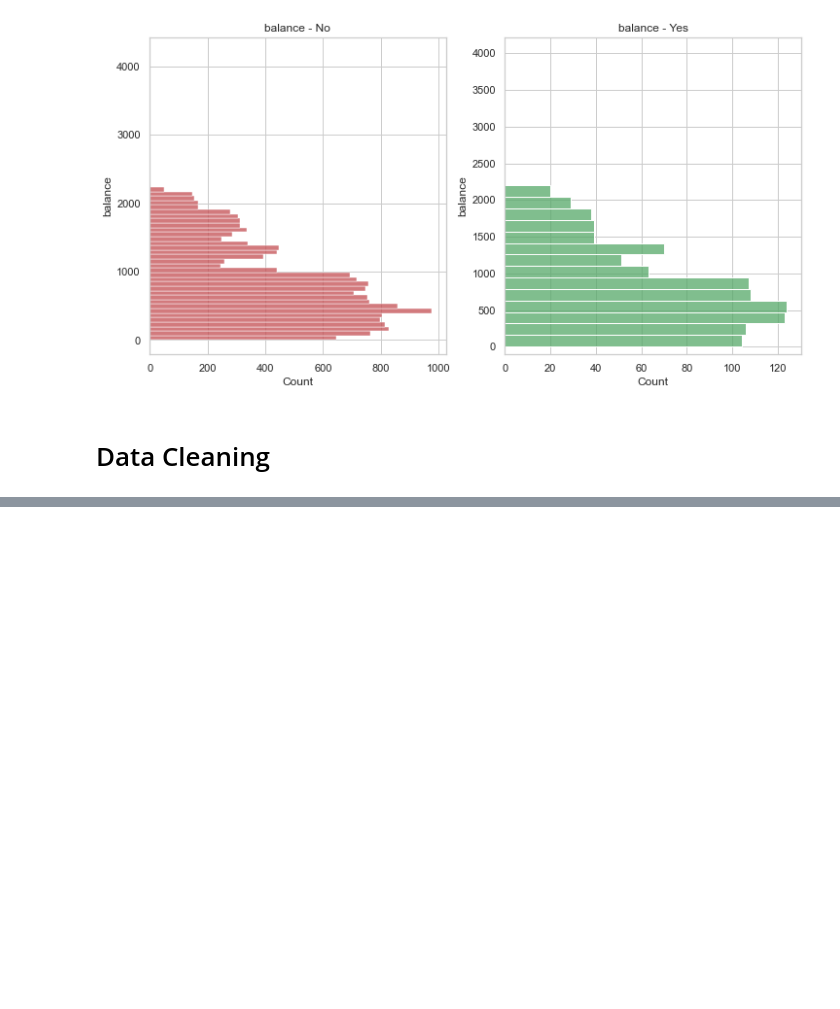
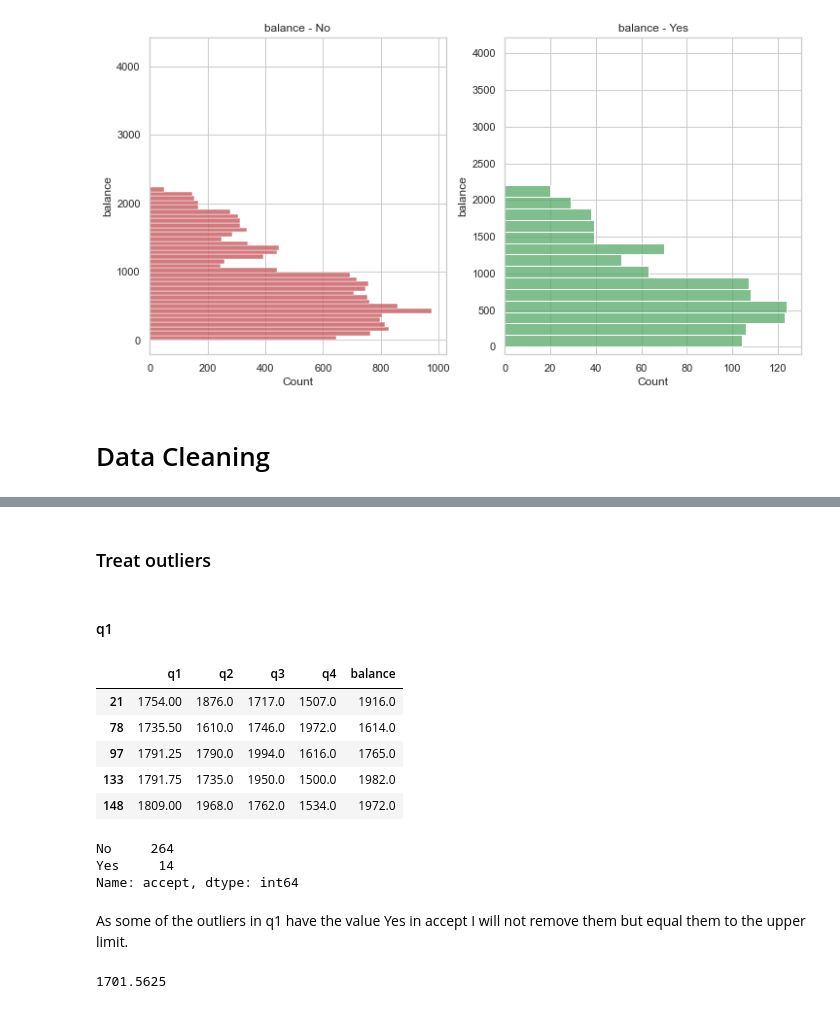
Before and after one commit to aldamepi/ironhack-mid_bootcamp_project, a Jupyter notebook: code/mid_bootcamp-amengual.ipynb, the cells around one changed output, grey strips where cells are left out. Drawn from its saved outputs; the diff is of its cells as text; code cells hidden in the pictures; blank space fills up the shorter version.

```diff
--- a/code/mid_bootcamp-amengual.ipynb
+++ b/code/mid_bootcamp-amengual.ipynb
@@ -488,0 +655,28 @@ for f in conti.columns:
+# %% [markdown]
+### Treat outliers
+# %% [markdown]
+#### q1
+# %%
+q1_outliers = outliers_data.loc[0,'outliers_df']
+# %%
+q1_outliers.head()
+# %% [output]
+|  | q1 | q2 | q3 | q4 | balance |
+| 21 | 1754.00 | 1876.0 | 1717.0 | 1507.0 | 1916.0 |
+| 78 | 1735.50 | 1610.0 | 1746.0 | 1972.0 | 1614.0 |
+| 97 | 1791.25 | 1790.0 | 1994.0 | 1616.0 | 1765.0 |
+| 133 | 1791.75 | 1735.0 | 1950.0 | 1500.0 | 1982.0 |
+| 148 | 1809.00 | 1968.0 | 1762.0 | 1534.0 | 1972.0 |
+# %%
+credit.accept[q1_outliers.index].value_counts()
+# %% [output]
+No     264
+Yes     14
+Name: accept, dtype: int64
+# %% [markdown]
+As some of the outliers in q1 have the value Yes in accept I will not remove them but equal them to the upper limit.
+# %%
+q1_upper = outliers_data.loc[0,'upper']
+q1_upper
+# %% [output]
+1701.5625
```
Also changed, not shown: parts of 77 cells of this notebook.
